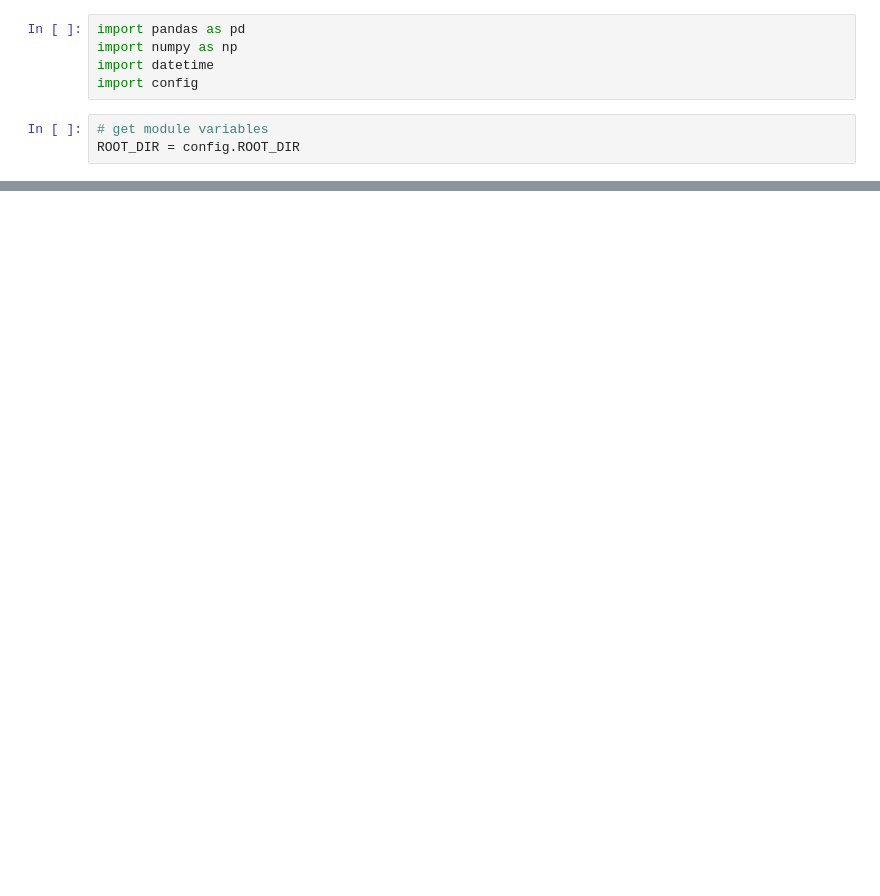
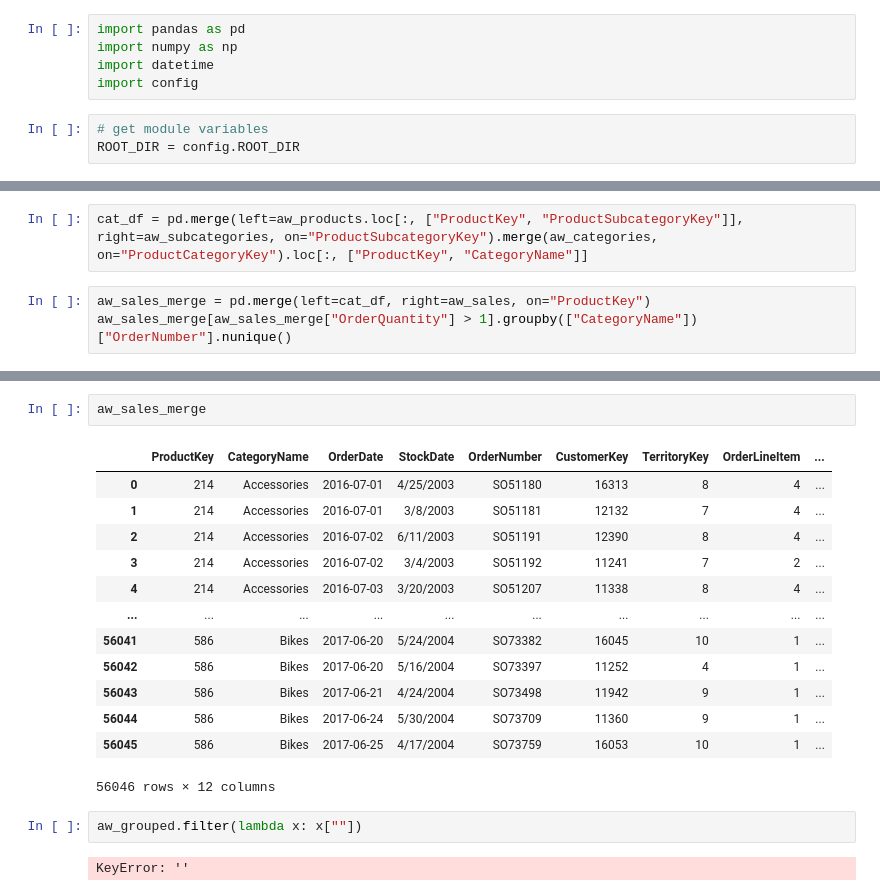
Before and after one commit to MeetPatel89/adventure_works_analysis, a Jupyter notebook: dax_notebook.ipynb, the cells around one changed output, grey strips where cells are left out. Cells and saved outputs as stored; diff of their text form; blank space fills up the shorter version.

```diff
--- a/dax_notebook.ipynb
+++ b/dax_notebook.ipynb
@@ -28,0 +140,5 @@ aw_sales.head()
+# %%
+cat_df = pd.merge(left=aw_products.loc[:, ["ProductKey", "ProductSubcategoryKey"]], right=aw_subcategories, on="ProductSubcategoryKey").merge(aw_categories, on="ProductCategoryKey").loc[:, ["ProductKey", "CategoryName"]]
+# %%
+aw_sales_merge = pd.merge(left=cat_df, right=aw_sales, on="ProductKey")
+aw_sales_merge[aw_sales_merge["OrderQuantity"] > 1].groupby(["CategoryName"])["OrderNumber"].nunique()
@@ -28,0 +166,20 @@ aw_sales.head()
+# %%
+aw_sales_merge
+# %% [output]
+|  | ProductKey | CategoryName | OrderDate | StockDate | OrderNumber | CustomerKey | TerritoryKey | OrderLineItem | ... |
+| 0 | 214 | Accessories | 2016-07-01 | 4/25/2003 | SO51180 | 16313 | 8 | 4 | ... |
+| 1 | 214 | Accessories | 2016-07-01 | 3/8/2003 | SO51181 | 12132 | 7 | 4 | ... |
+| 2 | 214 | Accessories | 2016-07-02 | 6/11/2003 | SO51191 | 12390 | 8 | 4 | ... |
+| 3 | 214 | Accessories | 2016-07-02 | 3/4/2003 | SO51192 | 11241 | 7 | 2 | ... |
+| 4 | 214 | Accessories | 2016-07-03 | 3/20/2003 | SO51207 | 11338 | 8 | 4 | ... |
+| ... | ... | ... | ... | ... | ... | ... | ... | ... | ... |
+| 56041 | 586 | Bikes | 2017-06-20 | 5/24/2004 | SO73382 | 16045 | 10 | 1 | ... |
+| 56042 | 586 | Bikes | 2017-06-20 | 5/16/2004 | SO73397 | 11252 | 4 | 1 | ... |
+| 56043 | 586 | Bikes | 2017-06-21 | 4/24/2004 | SO73498 | 11942 | 9 | 1 | ... |
+| 56044 | 586 | Bikes | 2017-06-24 | 5/30/2004 | SO73709 | 11360 | 9 | 1 | ... |
+| 56045 | 586 | Bikes | 2017-06-25 | 4/17/2004 | SO73759 | 16053 | 10 | 1 | ... |
+56046 rows × 12 columns
+# %%
+aw_grouped.filter(lambda x: x[""])
+# %% [output]
+KeyError: ''
```
Also changed, not shown: parts of 35 cells of this notebook, 13 other files.
